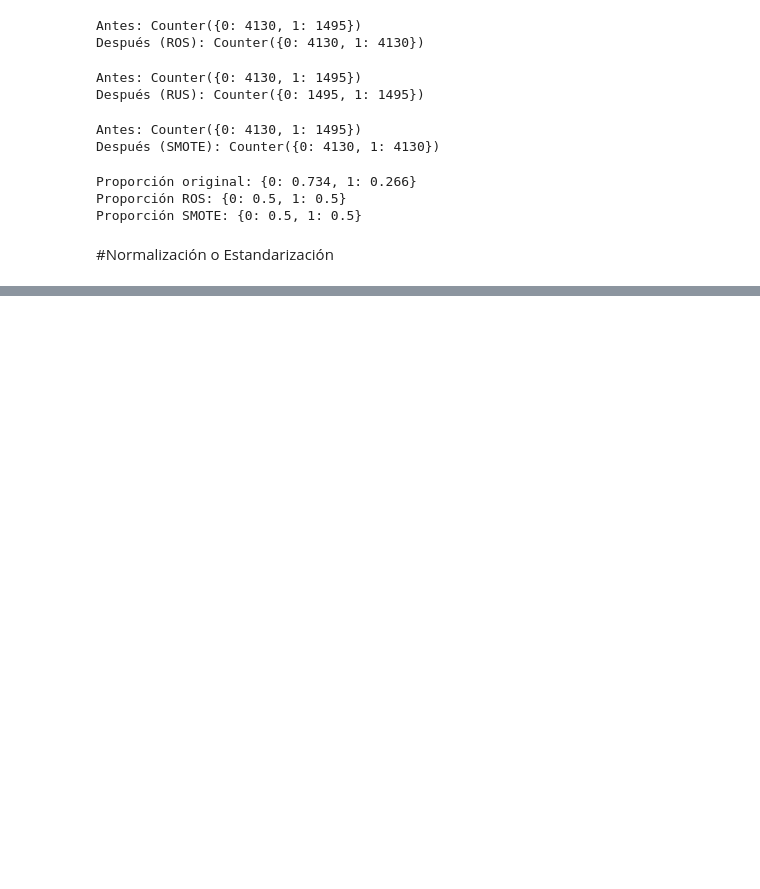
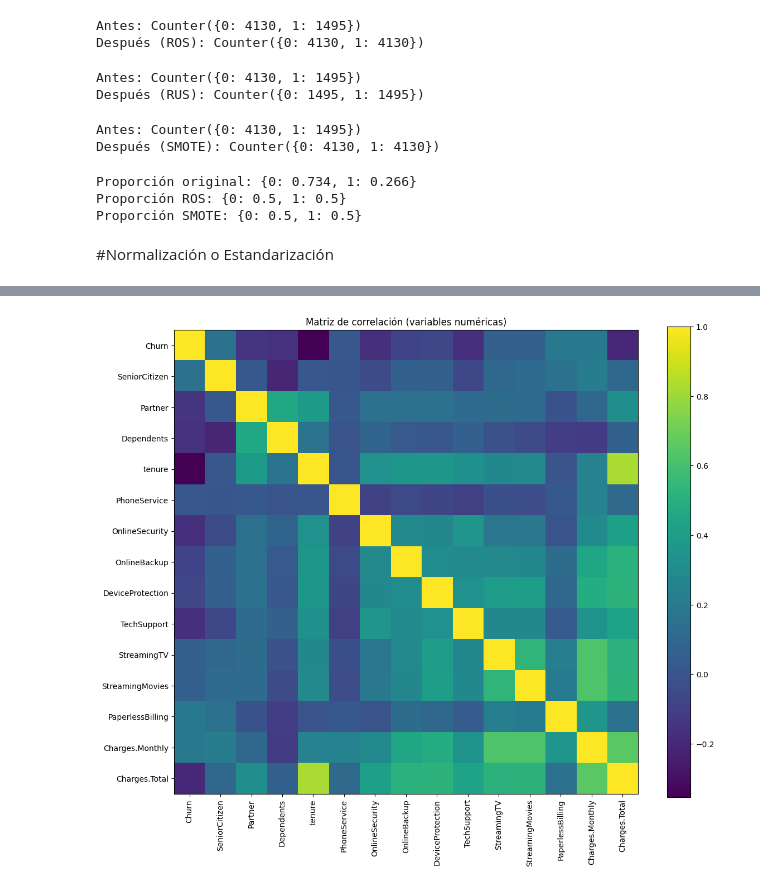
Before and after one commit to sergiotadeocmontoya-alt/challenge-telecomx-parte2-ml, a Jupyter notebook: TeleconXParte2_Sergio.ipynb, the cells around one changed output, grey strips where cells are left out. Cells and saved outputs as stored; diff of their text form; code cells hidden in the pictures; blank space fills up the shorter version.

```diff
--- a/TeleconXParte2_Sergio.ipynb
+++ b/TeleconXParte2_Sergio.ipynb
@@ -348,0 +411,5 @@ Proporción SMOTE: {0: 0.5, 1: 0.5}
+# %%
+#Matriz de correlación
+#Seleccionando solo columnas numericas
+df_num = df_modelo.select_dtypes(include=["int64", "float64"])
+df_num.head()
@@ -348,0 +423,4 @@ Proporción SMOTE: {0: 0.5, 1: 0.5}
+# %%
+#Calculando la matriz
+corr = df_num.corr()
+corr.round(3).head()
@@ -348,0 +434,14 @@ Proporción SMOTE: {0: 0.5, 1: 0.5}
+# %%
+#Visualizando la matriz (heatmap)
+import matplotlib.pyplot as plt
+
+plt.figure(figsize=(12, 10))
+plt.imshow(corr, interpolation="nearest")
+plt.colorbar()
+plt.xticks(range(len(corr.columns)), corr.columns, rotation=90)
+plt.yticks(range(len(corr.columns)), corr.columns)
+plt.title("Matriz de correlación (variables numéricas)")
+plt.tight_layout()
+plt.show()
+# %% [output]
+[figure, added]
```
Also changed, not shown: parts of 23 cells of this notebook.
